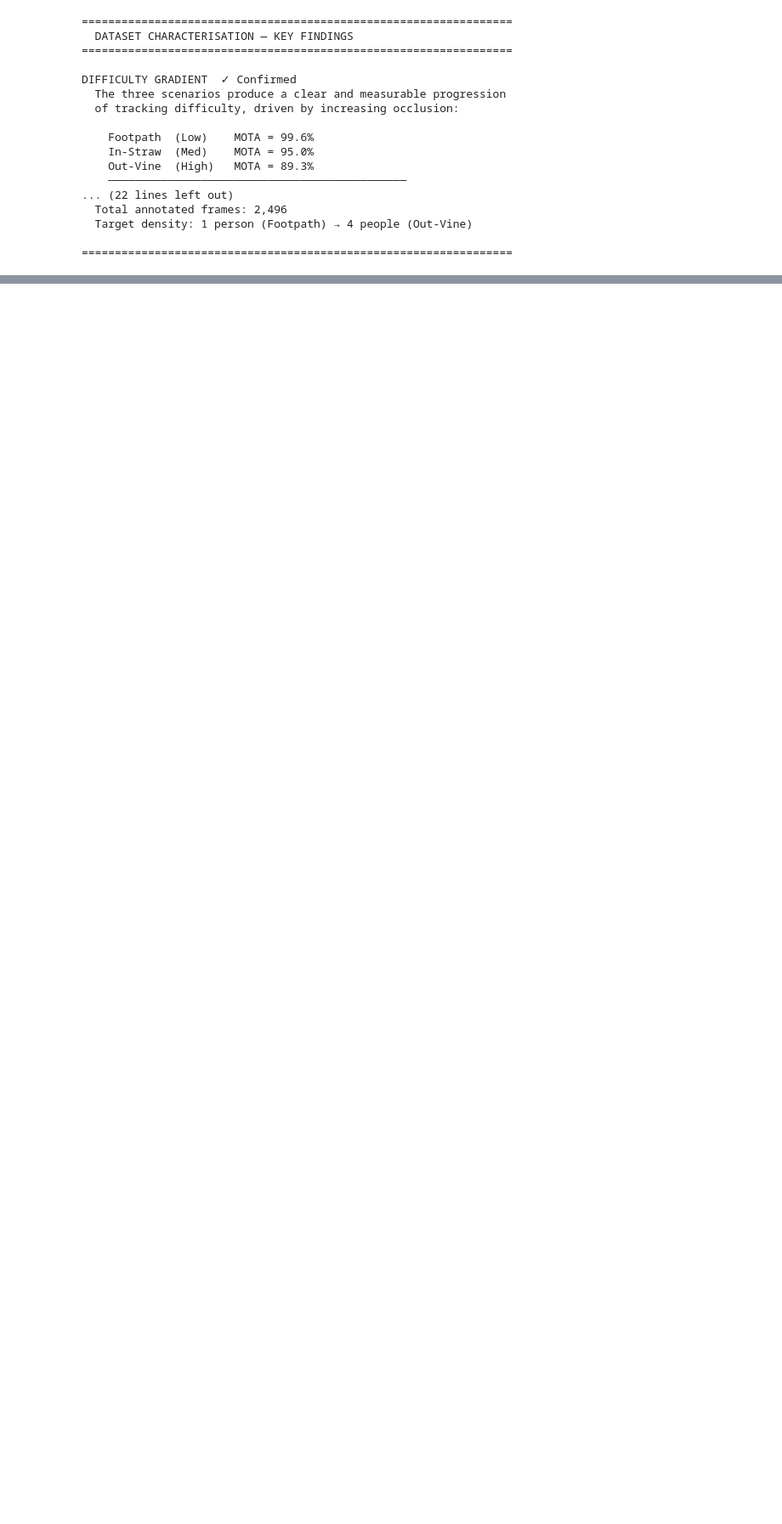
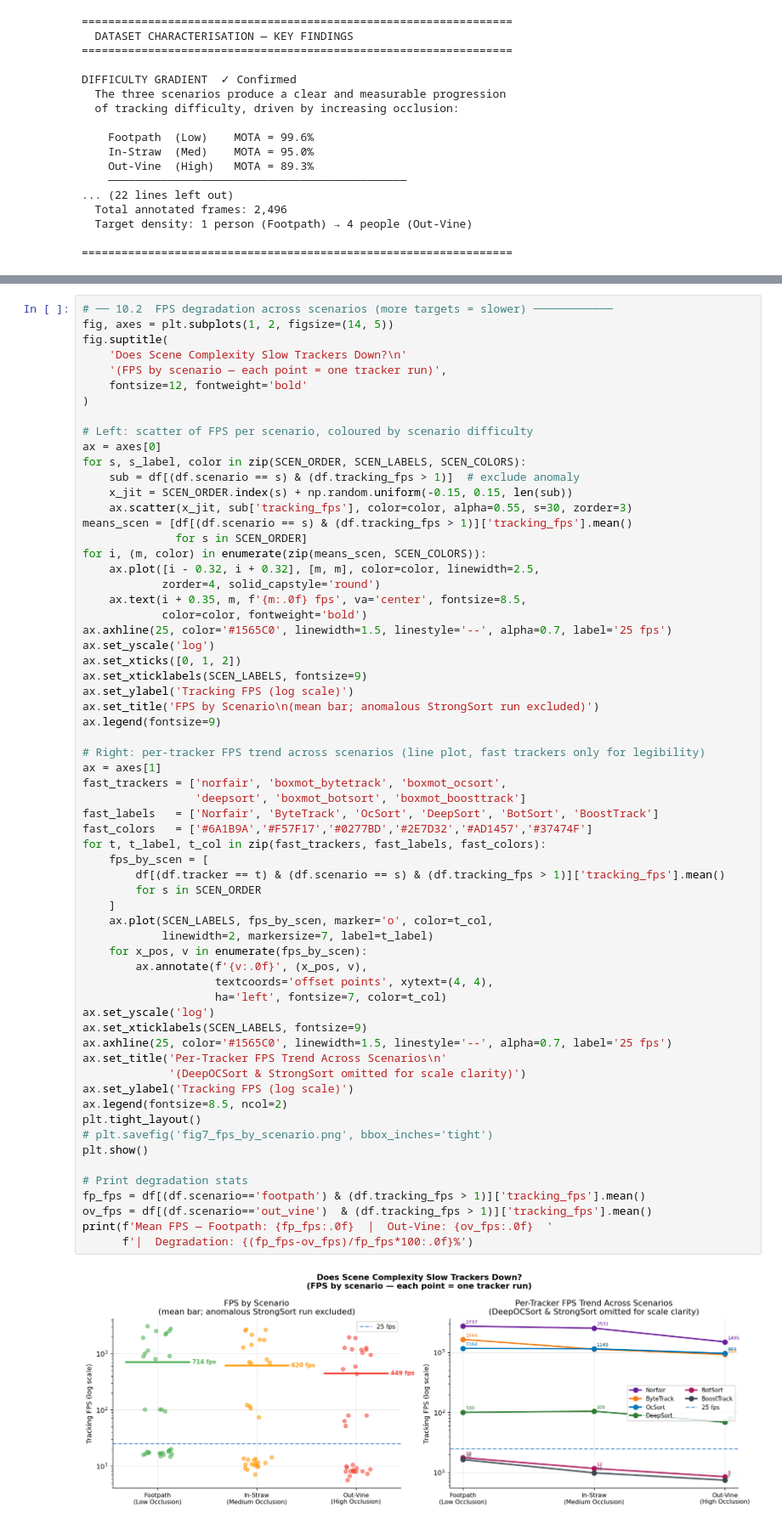
Before and after one commit to LCAS/AGHRI-dataset-benchmark, a Jupyter notebook: 2d-tracking/notebooks/2d_tracking_benchmark.ipynb, the cells around one changed output, grey strips where cells are left out. Shown at 85% size. Drawn from its saved outputs; the diff is of its cells as text; blank space fills up the shorter version.

```diff
--- a/2d-tracking/notebooks/2d_tracking_benchmark.ipynb
+++ b/2d-tracking/notebooks/2d_tracking_benchmark.ipynb
@@ -573,0 +715,65 @@ DIFFICULTY GRADIENT  ✓ Confirmed
+# %%
+# ── 10.2  FPS degradation across scenarios (more targets = slower) ────────────
+fig, axes = plt.subplots(1, 2, figsize=(14, 5))
+fig.suptitle(
+    'Does Scene Complexity Slow Trackers Down?\n'
+    '(FPS by scenario — each point = one tracker run)',
+    fontsize=12, fontweight='bold'
+)
+
+# Left: scatter of FPS per scenario, coloured by scenario difficulty
+ax = axes[0]
+for s, s_label, color in zip(SCEN_ORDER, SCEN_LABELS, SCEN_COLORS):
+    sub = df[(df.scenario == s) & (df.tracking_fps > 1)]  # exclude anomaly
+    x_jit = SCEN_ORDER.index(s) + np.random.uniform(-0.15, 0.15, len(sub))
+    ax.scatter(x_jit, sub['tracking_fps'], color=color, alpha=0.55, s=30, zorder=3)
+means_scen = [df[(df.scenario == s) & (df.tracking_fps > 1)]['tracking_fps'].mean()
+              for s in SCEN_ORDER]
+for i, (m, color) in enumerate(zip(means_scen, SCEN_COLORS)):
+    ax.plot([i - 0.32, i + 0.32], [m, m], color=color, linewidth=2.5,
+            zorder=4, solid_capstyle='round')
+    ax.text(i + 0.35, m, f'{m:.0f} fps', va='center', fontsize=8.5,
+            color=color, fontweight='bold')
+ax.axhline(25, color='#1565C0', linewidth=1.5, linestyle='--', alpha=0.7, label='25 fps')
+ax.set_yscale('log')
+ax.set_xticks([0, 1, 2])
+ax.set_xticklabels(SCEN_LABELS, fontsize=9)
+ax.set_ylabel('Tracking FPS (log scale)')
+ax.set_title('FPS by Scenario\n(mean bar; anomalous StrongSort run excluded)')
+ax.legend(fontsize=9)
+
+# Right: per-tracker FPS trend across scenarios (line plot, fast trackers only for legibility)
+ax = axes[1]
+fast_trackers = ['norfair', 'boxmot_bytetrack', 'boxmot_ocsort',
+                 'deepsort', 'boxmot_botsort', 'boxmot_boosttrack']
+fast_labels   = ['Norfair', 'ByteTrack', 'OcSort', 'DeepSort', 'BotSort', 'BoostTrack']
+fast_colors   = ['#6A1B9A','#F57F17','#0277BD','#2E7D32','#AD1457','#37474F']
+for t, t_label, t_col in zip(fast_trackers, fast_labels, fast_colors):
+    fps_by_scen = [
+        df[(df.tracker == t) & (df.scenario == s) & (df.tracking_fps > 1)]['tracking_fps'].mean()
+        for s in SCEN_ORDER
+    ]
+    ax.plot(SCEN_LABELS, fps_by_scen, marker='o', color=t_col,
+            linewidth=2, markersize=7, label=t_label)
+    for x_pos, v in enumerate(fps_by_scen):
+        ax.annotate(f'{v:.0f}', (x_pos, v),
+                    textcoords='offset points', xytext=(4, 4),
+                    ha='left', fontsize=7, color=t_col)
+ax.set_yscale('log')
+ax.set_xticklabels(SCEN_LABELS, fontsize=9)
+ax.axhline(25, color='#1565C0', linewidth=1.5, linestyle='--', alpha=0.7, label='25 fps')
+ax.set_title('Per-Tracker FPS Trend Across Scenarios\n'
+             '(DeepOCSort & StrongSort omitted for scale clarity)')
+ax.set_ylabel('Tracking FPS (log scale)')
+ax.legend(fontsize=8.5, ncol=2)
+plt.tight_layout()
+# plt.savefig('fig7_fps_by_scenario.png', bbox_inches='tight')
+plt.show()
+
+# Print degradation stats
+fp_fps = df[(df.scenario=='footpath') & (df.tracking_fps > 1)]['tracking_fps'].mean()
+ov_fps = df[(df.scenario=='out_vine')  & (df.tracking_fps > 1)]['tracking_fps'].mean()
+print(f'Mean FPS — Footpath: {fp_fps:.0f}  |  Out-Vine: {ov_fps:.0f}  '
+      f'|  Degradation: {(fp_fps-ov_fps)/fp_fps*100:.0f}%')
+# %% [output]
+[figure, added]
```
Also changed, not shown: parts of 18 cells of this notebook.
